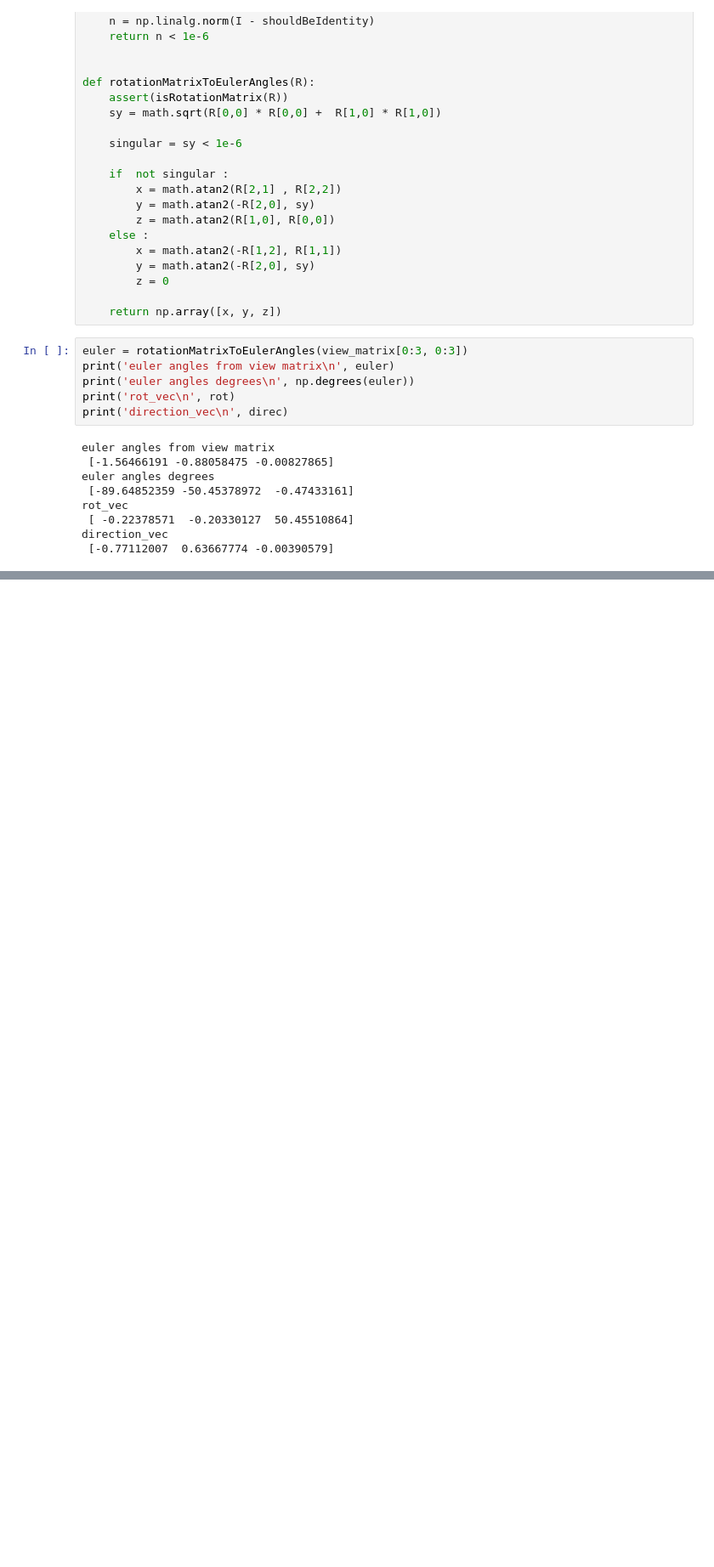
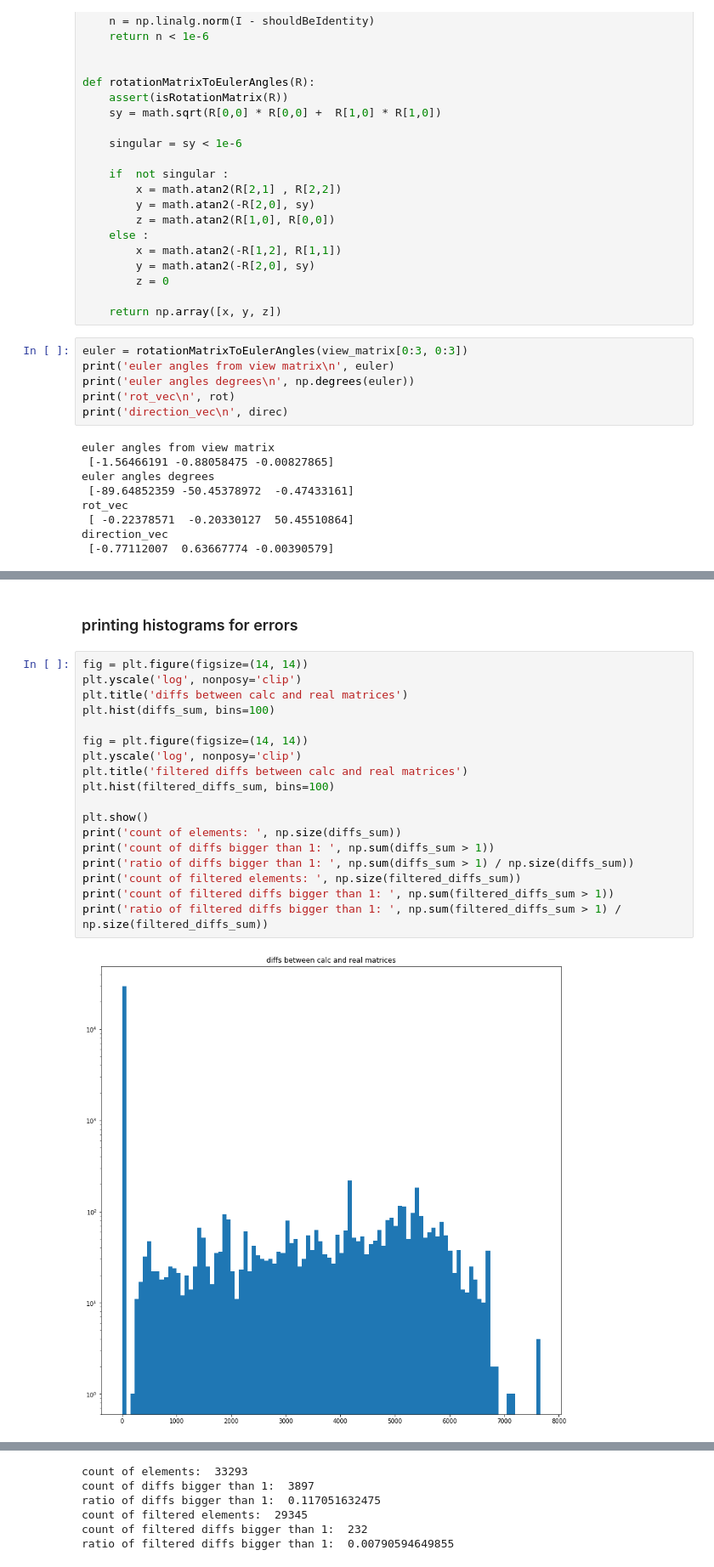
Before and after one commit to racinmat/GTAVisionExport-postprocessing, a Jupyter notebook: inspecting_matrices.ipynb, the cells around one changed output, grey strips where cells are left out. Shown at 85% size. Drawn from its saved outputs; the diff is of its cells as text; blank space fills up the shorter version.

```diff
--- a/inspecting_matrices.ipynb
+++ b/inspecting_matrices.ipynb
@@ -391,0 +636,22 @@ direction_vec
+# %% [markdown]
+### printing histograms for errors
+# %%
+fig = plt.figure(figsize=(14, 14))
+plt.yscale('log', nonposy='clip')
+plt.title('diffs between calc and real matrices')
+plt.hist(diffs_sum, bins=100)
+
+fig = plt.figure(figsize=(14, 14))
+plt.yscale('log', nonposy='clip')
+plt.title('filtered diffs between calc and real matrices')
+plt.hist(filtered_diffs_sum, bins=100)
+
+plt.show()
+print('count of elements: ', np.size(diffs_sum))
+print('count of diffs bigger than 1: ', np.sum(diffs_sum > 1))
+print('ratio of diffs bigger than 1: ', np.sum(diffs_sum > 1) / np.size(diffs_sum))
+print('count of filtered elements: ', np.size(filtered_diffs_sum))
+print('count of filtered diffs bigger than 1: ', np.sum(filtered_diffs_sum > 1))
+print('ratio of filtered diffs bigger than 1: ', np.sum(filtered_diffs_sum > 1) / np.size(filtered_diffs_sum))
+# %% [output]
+[figure, added]
@@ -391,0 +659,6 @@ direction_vec
+count of elements:  33293
+count of diffs bigger than 1:  3897
+ratio of diffs bigger than 1:  0.117051632475
+count of filtered elements:  29345
+count of filtered diffs bigger than 1:  232
+ratio of filtered diffs bigger than 1:  0.00790594649855
```
Also changed, not shown: parts of 19 cells of this notebook.
